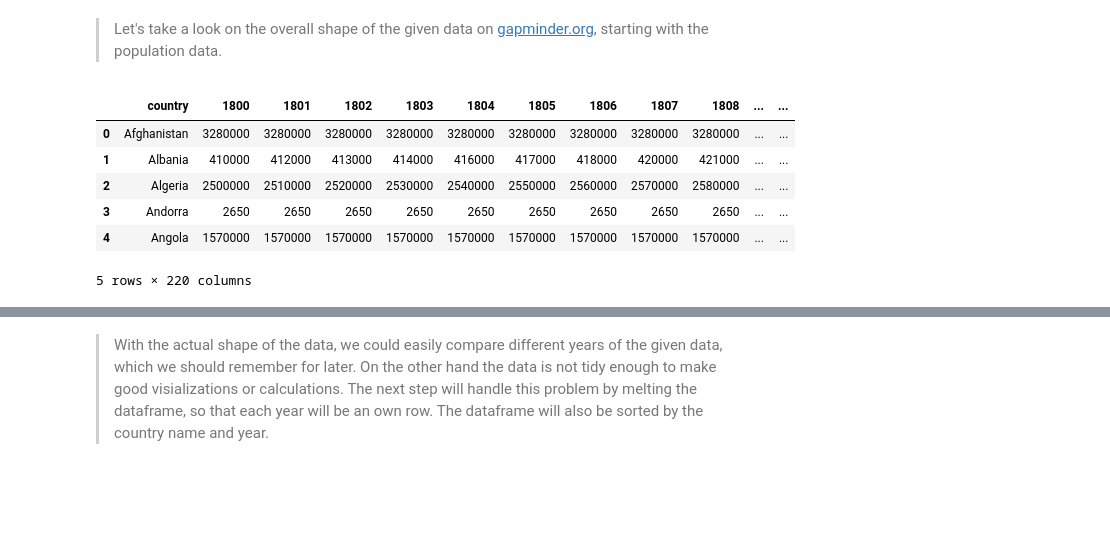
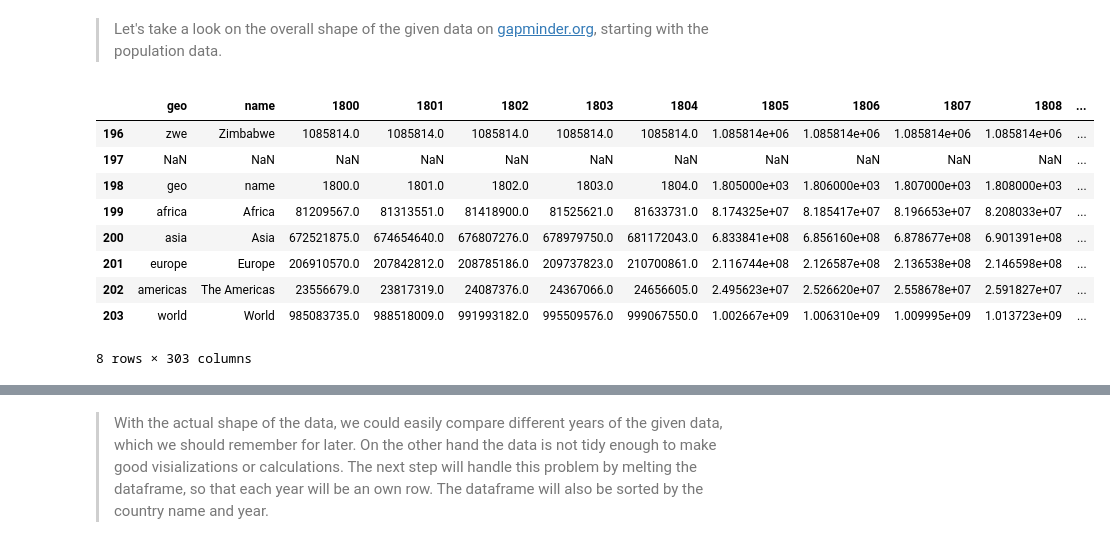
Before and after one commit to mohnishverma87/Udacity-Data-Analyst-Nanodegree, a Jupyter notebook: P1-Investigate-A-Dataset/Investigate Gapminder Data.ipynb, the cells around one changed output, grey strips where cells are left out. Cells and saved outputs as stored; diff of their text form; code cells hidden in the pictures; blank space fills up the shorter version.

```diff
--- a/P1-Investigate-A-Dataset/Investigate Gapminder Data.ipynb
+++ b/P1-Investigate-A-Dataset/Investigate Gapminder Data.ipynb
@@ -105,12 +102,15 @@ cd /content/drive/My\ Drive/Colab\ Notebooks/Data/
 population = pd.read_excel("GapMinderWorldPopulation.xlsx","data-pop-gmv6-in-columns")
 # %%
 #show head of the created dataframe
-population.head()
+population.tail(8)
 # %% [output]
-|  | country | 1800 | 1801 | 1802 | 1803 | 1804 | 1805 | 1806 | 1807 | 1808 | ... | ... |
-| 0 | Afghanistan | 3280000 | 3280000 | 3280000 | 3280000 | 3280000 | 3280000 | 3280000 | 3280000 | 3280000 | ... | ... |
-| 1 | Albania | 410000 | 412000 | 413000 | 414000 | 416000 | 417000 | 418000 | 420000 | 421000 | ... | ... |
-| 2 | Algeria | 2500000 | 2510000 | 2520000 | 2530000 | 2540000 | 2550000 | 2560000 | 2570000 | 2580000 | ... | ... |
-| 3 | Andorra | 2650 | 2650 | 2650 | 2650 | 2650 | 2650 | 2650 | 2650 | 2650 | ... | ... |
-| 4 | Angola | 1570000 | 1570000 | 1570000 | 1570000 | 1570000 | 1570000 | 1570000 | 1570000 | 1570000 | ... | ... |
+|  | geo | name | 1800 | 1801 | 1802 | 1803 | 1804 | 1805 | 1806 | 1807 | 1808 | ... |
+| 196 | zwe | Zimbabwe | 1085814.0 | 1085814.0 | 1085814.0 | 1085814.0 | 1085814.0 | 1.085814e+06 | 1.085814e+06 | 1.085814e+06 | 1.085814e+06 | ... |
+| 197 | NaN | NaN | NaN | NaN | NaN | NaN | NaN | NaN | NaN | NaN | NaN | ... |
+| 198 | geo | name | 1800.0 | 1801.0 | 1802.0 | 1803.0 | 1804.0 | 1.805000e+03 | 1.806000e+03 | 1.807000e+03 | 1.808000e+03 | ... |
+| 199 | africa | Africa | 81209567.0 | 81313551.0 | 81418900.0 | 81525621.0 | 81633731.0 | 8.174325e+07 | 8.185417e+07 | 8.196653e+07 | 8.208033e+07 | ... |
+| 200 | asia | Asia | 672521875.0 | 674654640.0 | 676807276.0 | 678979750.0 | 681172043.0 | 6.833841e+08 | 6.856160e+08 | 6.878677e+08 | 6.901391e+08 | ... |
+| 201 | europe | Europe | 206910570.0 | 207842812.0 | 208785186.0 | 209737823.0 | 210700861.0 | 2.116744e+08 | 2.126587e+08 | 2.136538e+08 | 2.146598e+08 | ... |
+| 202 | americas | The Americas | 23556679.0 | 23817319.0 | 24087376.0 | 24367066.0 | 24656605.0 | 2.495623e+07 | 2.526620e+07 | 2.558678e+07 | 2.591827e+07 | ... |
+| 203 | world | World | 985083735.0 | 988518009.0 | 991993182.0 | 995509576.0 | 999067550.0 | 1.002667e+09 | 1.006310e+09 | 1.009995e+09 | 1.013723e+09 | ... |
-5 rows × 220 columns
+8 rows × 303 columns
```
Also changed, not shown: parts of 3 cells of this notebook.
